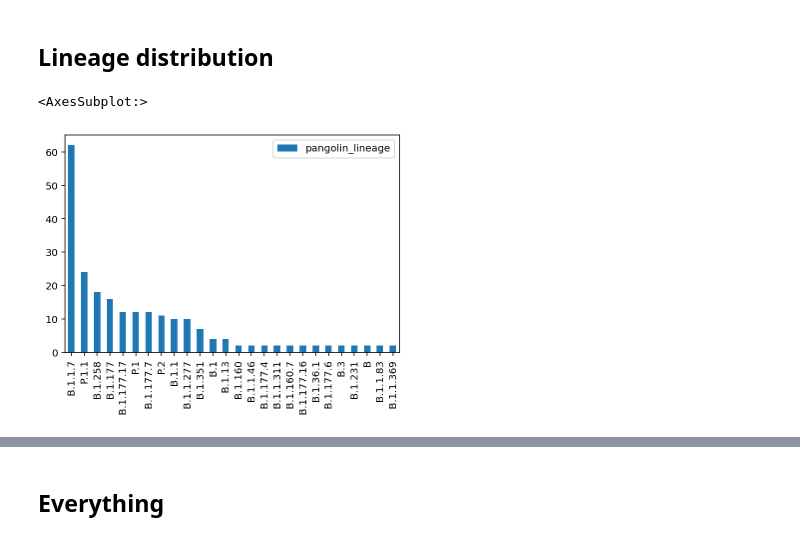
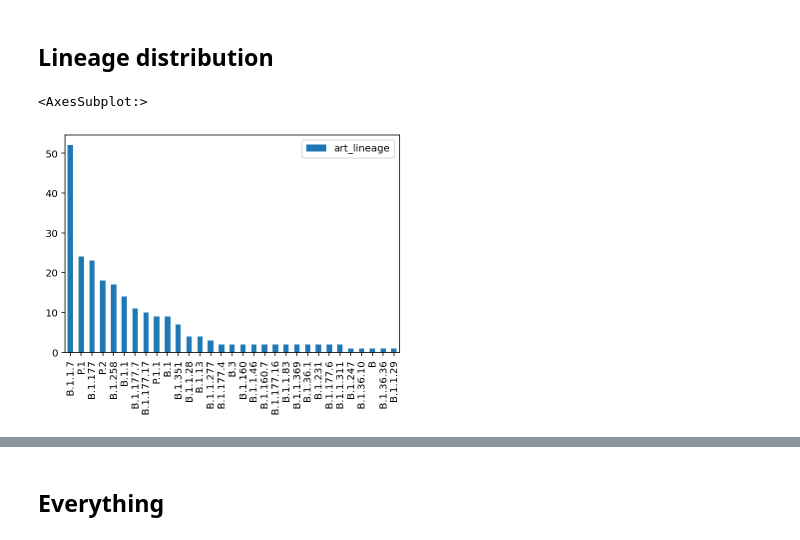
Before and after one commit to GlobalPathogenAnalysisService/gpas-covid-testsets, a Jupyter notebook: mmm-2x2-truth/notebook.ipynb, the cells around one changed output, grey strips where cells are left out. Cells and saved outputs as stored; diff of their text form; code cells hidden in the pictures.

```diff
--- a/mmm-2x2-truth/notebook.ipynb
+++ b/mmm-2x2-truth/notebook.ipynb
@@ -93,8 +112,12 @@ anal_art_df = (pd.concat([anal_med_ill_df, anal_cog_ill_df])
                [['name', 'variant_caller', 'lineage', 'scorpio_call', 'clade', 'pangolin_version', 'substitutions', 'insertions', 'deletions', 'aaSubstitutions', 'aaDeletions']]
                .set_index('name'))
 
-comparison_columns = ['lineage', 'substitutions', 'deletions', 'insertions']
-anal_vir_lineage_df = (anal_vir_df[['lineage', 'substitutions', 'deletions', 'insertions']].rename({c:f'vir_{c}' for c in comparison_columns}, axis=1)
-                       .join(anal_art_df[['lineage', 'substitutions', 'deletions', 'insertions']].rename({c:f'art_{c}' for c in comparison_columns}, axis=1)).copy())
+comp_columns = ['lineage', 'scorpio_call', 'clade', 'substitutions', 'deletions', 'insertions', 'aaSubstitutions', 'aaDeletions']
+comp_df = (anal_art_df[[*comp_columns]]
+           .rename({c:f'art_{c}' for c in comp_columns}, axis=1)
+           .join(anal_vir_df[[*comp_columns]]
+           .rename({c:f'vir_{c}' for c in comp_columns}, axis=1))
+           .replace('None', np.nan).copy())  # Replace Pangolin None lineage calls with NaNs
 
-# df.join(anal_vir_df, on='name')
+meta_df = df.join(comp_df, how='inner', on='name')  # Keep only rows with GPAS output
+meta_df.shape
@@ -122,7 +126,7 @@ anal_vir_lineage_df.query("vir_lineage != art_lineage and vir_lineage != 'None'
 # %% [markdown]
 ## Lineage distribution
 # %%
-df.pangolin_lineage.value_counts().to_frame().plot.bar()
+meta_df.art_lineage.value_counts().to_frame().plot.bar()
 # %% [output]
 <AxesSubplot:>
-[figure, old version]
+[figure, new version]
```
Also changed, not shown: parts of 38 cells of this notebook, 27 other files.
